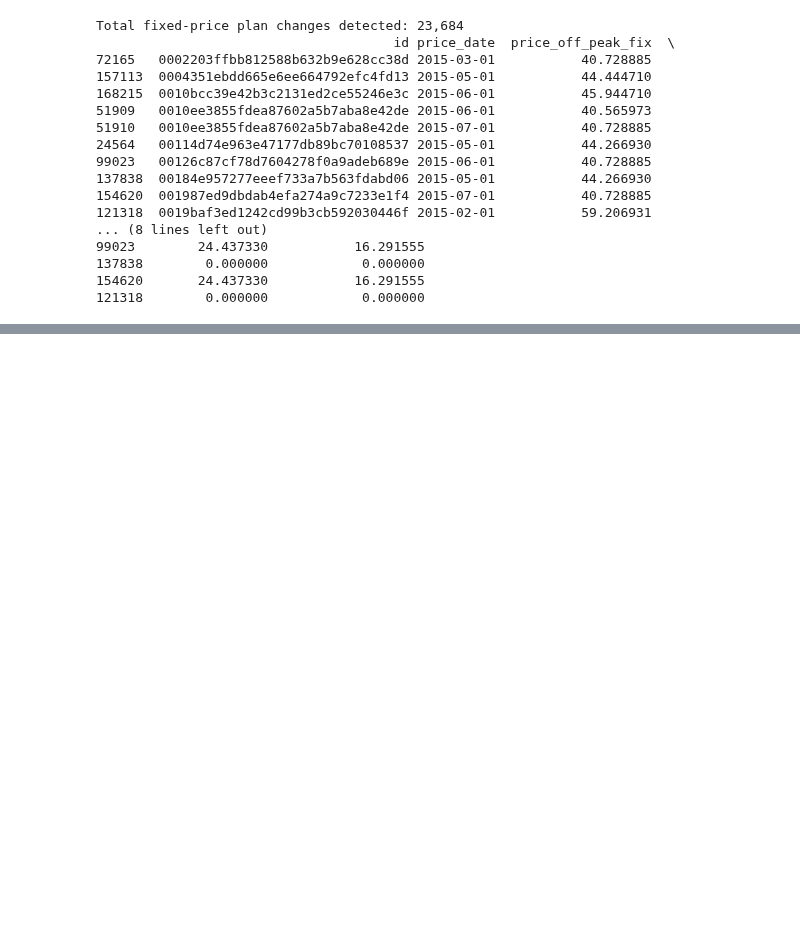
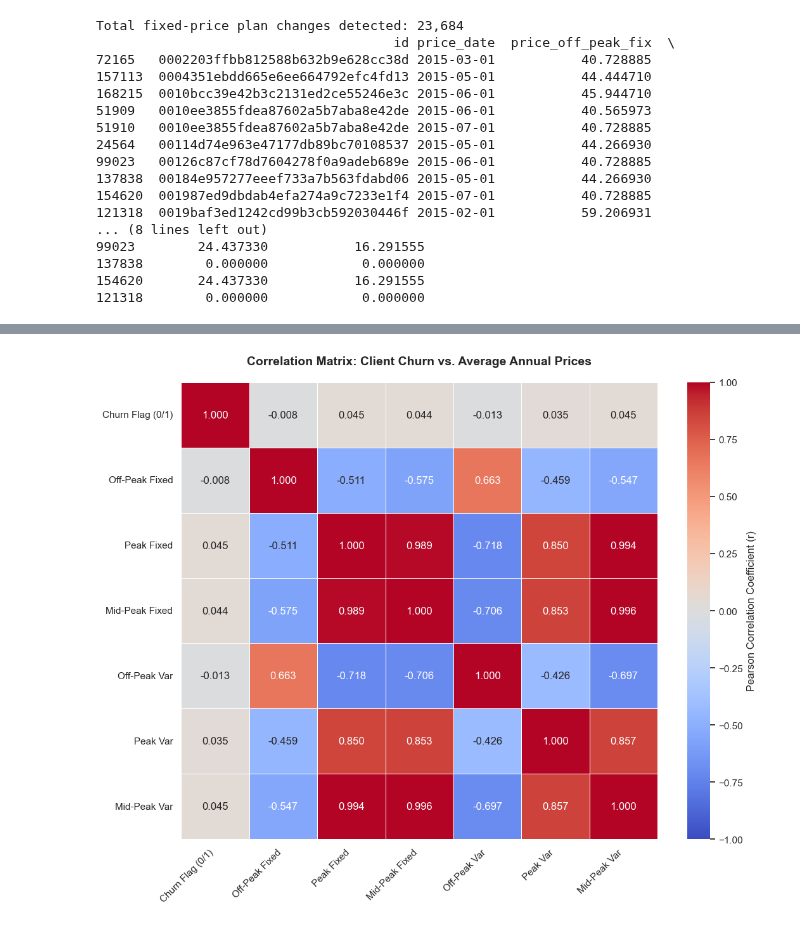
Before and after one commit to Yuqing-Wang-git/Power.Co_Churn, a Jupyter notebook: eda_2.ipynb, the cells around one changed output, grey strips where cells are left out. Drawn from its saved outputs; the diff is of its cells as text; code cells hidden in the pictures; blank space fills up the shorter version.

```diff
--- a/eda_2.ipynb
+++ b/eda_2.ipynb
@@ -815,0 +879,59 @@ Total fixed-price plan changes detected: 23,684
+# %%
+
+
+# =====================================================================
+# STEP 1: Encode Churn & Calculate Average Prices per Client
+# =====================================================================
+# 1. Isolate the churn data and ensure it is encoded as a numeric integer (0 = Retained, 1 = Churned)
+df_churn_encoded = df_2015_clients[['id', 'churn']].copy()
+df_churn_encoded['churn'] = df_churn_encoded['churn'].astype(int)
+
+# 2. Calculate the average price across the entire year for EACH individual client
+price_cols = [
+    'price_off_peak_fix', 'price_peak_fix', 'price_mid_peak_fix',
+    'price_off_peak_var', 'price_peak_var', 'price_mid_peak_var'
+]
+client_avg_prices = df_price.groupby('id')[price_cols].mean().reset_index()
+
+# =====================================================================
+# STEP 2: Merge and Calculate the Correlation Matrix
+# =====================================================================
+# Combine the 0/1 churn flag with the client's average prices
+df_client_corr = pd.merge(df_churn_encoded, client_avg_prices, on='id', how='inner')
+
+# Drop the 'id' column because ID strings/hashes cannot be correlated mathematically
+df_client_corr = df_client_corr.drop(columns=['id'])
+
+# Calculate the Pearson Correlation Matrix
+corr_matrix = df_client_corr.corr()
+
+# =====================================================================
+# STEP 3: Render the Heatmap
+# =====================================================================
+plt.figure(figsize=(11, 9))
+sns.set_theme(style="white")
+
+# Plot using a diverging colormap (Blue = Negative, Red = Positive)
+ax = sns.heatmap(
+    corr_matrix,
+    annot=True,              # Prints the exact correlation decimal inside the box
+    fmt=".3f",               # 3 decimal places are needed because individual correlations might be small
+    cmap="coolwarm",
+    vmin=-1, vmax=1,         # Forces the scale to perfectly span -1.0 to 1.0
+    linewidths=.5,
+    cbar_kws={'label': 'Pearson Correlation Coefficient (r)'}
+)
+
+# --- Formatting ---
+plt.title('Correlation Matrix: Client Churn vs. Average Annual Prices', fontsize=14, pad=20, weight='bold')
+
+# Clean up axis labels
+clean_labels = ['Churn Flag (0/1)', 'Off-Peak Fixed', 'Peak Fixed', 'Mid-Peak Fixed', 'Off-Peak Var', 'Peak Var', 'Mid-Peak Var']
+ax.set_xticklabels(clean_labels, rotation=45, ha='right', fontsize=11)
+ax.set_yticklabels(clean_labels, rotation=0, fontsize=11)
+
+# Highlight the Churn row/column visually by adding a slight box or just letting the user focus on it
+plt.tight_layout()
+plt.show()
+# %% [output]
+[figure, added]
```
Also changed, not shown: parts of 2 cells of this notebook, 2 other files.
